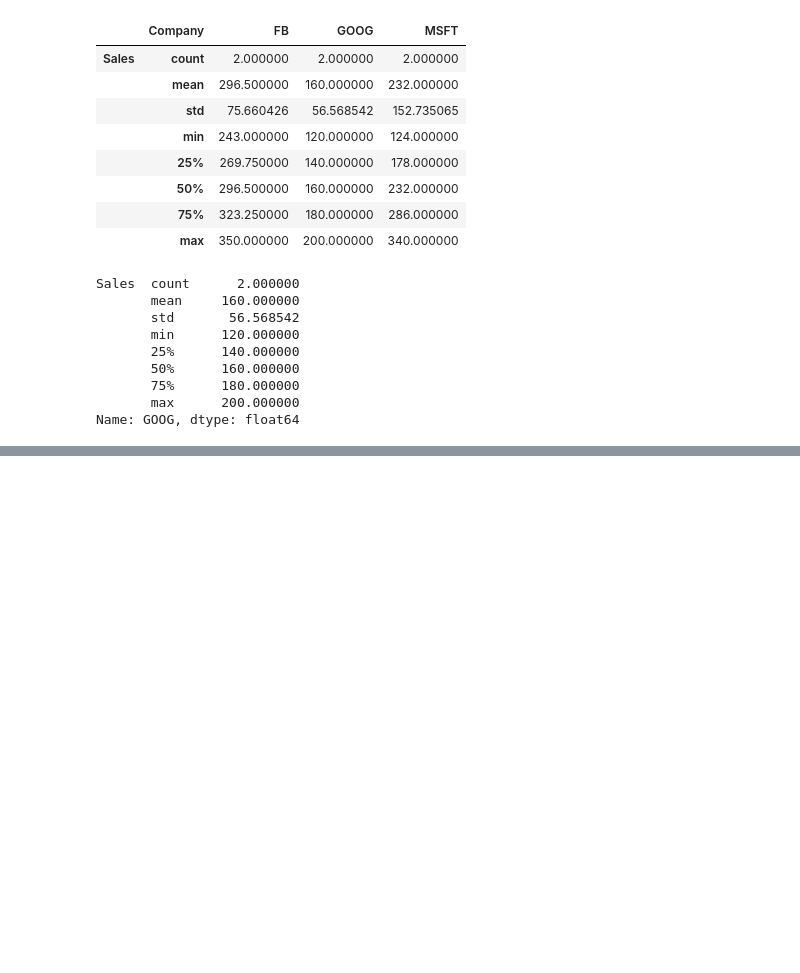
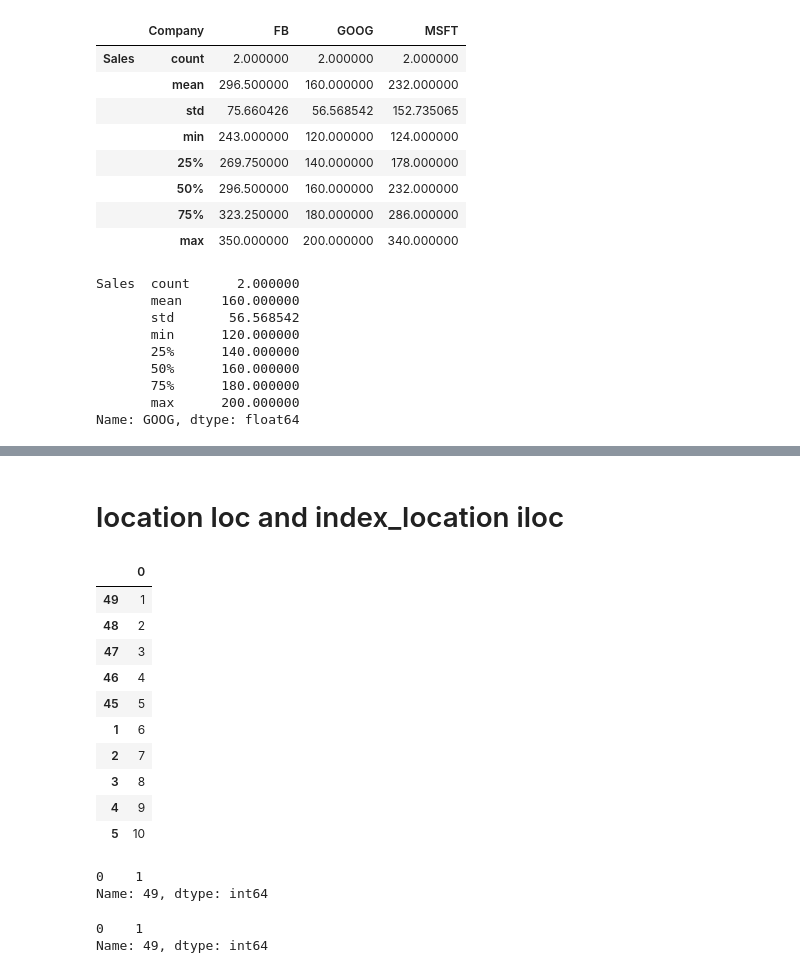
Before and after one commit to rashmidv/machinelearning_pandas_basics, a Jupyter notebook: Series.ipynb, the cells around one changed output, grey strips where cells are left out. Drawn from its saved outputs; the diff is of its cells as text; code cells hidden in the pictures; blank space fills up the shorter version.

```diff
--- a/Series.ipynb
+++ b/Series.ipynb
@@ -384,0 +442,17 @@ Name: GOOG, dtype: float64
+# %% [markdown]
+# location loc and index_location iloc
+# %%
+df=pd.DataFrame([1,2,3,4,5,6,7,8,9,10],index=[49,48,47,46,45,1,2,3,4,5])
+df
+# %% [output]
+|  | 0 |
+| 49 | 1 |
+| 48 | 2 |
+| 47 | 3 |
+| 46 | 4 |
+| 45 | 5 |
+| 1 | 6 |
+| 2 | 7 |
+| 3 | 8 |
+| 4 | 9 |
+| 5 | 10 |
@@ -384,0 +461,10 @@ Name: GOOG, dtype: float64
+# %%
+df.loc[49] # locates as per the index we have kept
+# %% [output]
+0    1
+Name: 49, dtype: int64
+# %%
+df.iloc[0] # locates as per index of program that is it follows number system (0,1,2,3...)
+# %% [output]
+0    1
+Name: 49, dtype: int64
```
Also changed, not shown: parts of 16 cells of this notebook.
